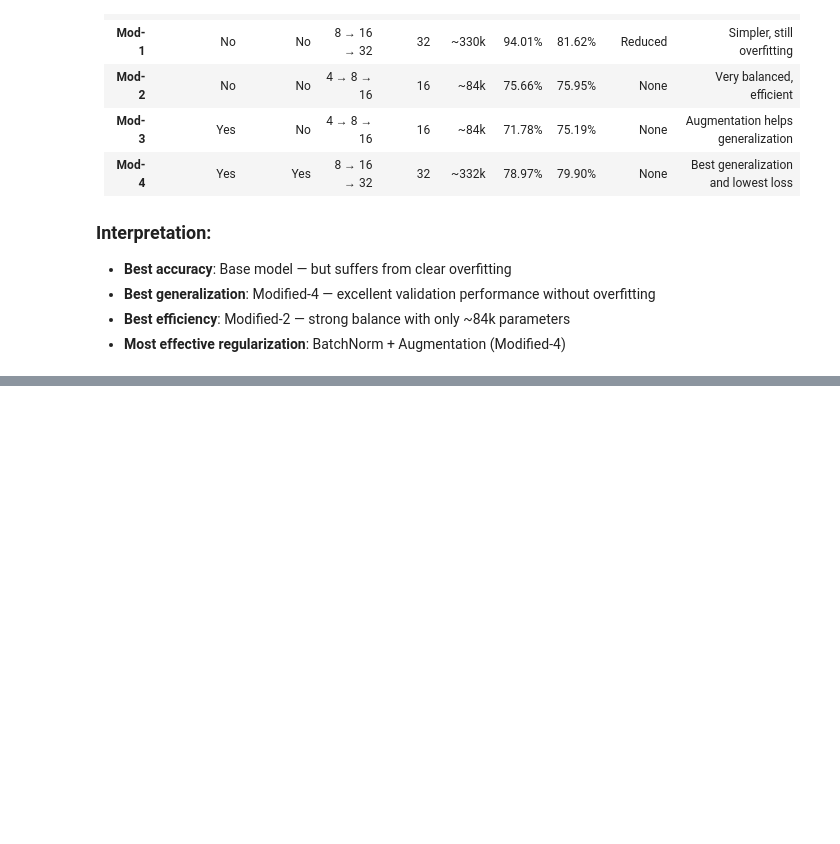
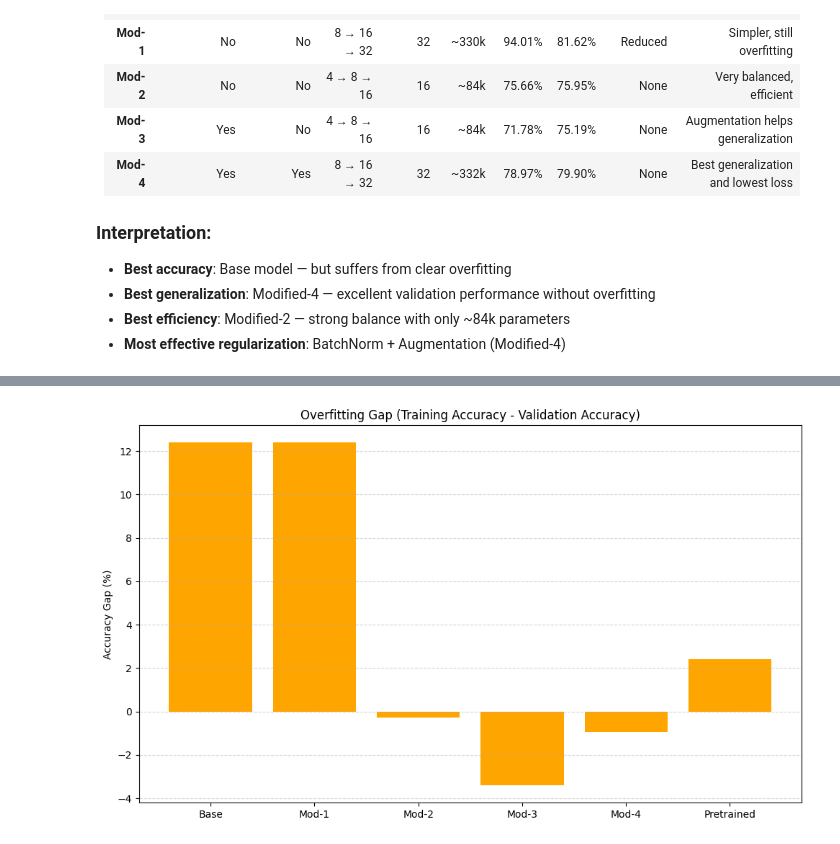
Before and after one commit to julien-jungo/fhcw-aie, a Jupyter notebook: cnn-not-pretrained-modified-overall-comparison.ipynb, the cells around one changed output, grey strips where cells are left out. Drawn from its saved outputs; the diff is of its cells as text; code cells hidden in the pictures; blank space fills up the shorter version.

```diff
--- a/cnn-not-pretrained-modified-overall-comparison.ipynb
+++ b/cnn-not-pretrained-modified-overall-comparison.ipynb
@@ -16,0 +131,12 @@
+# %%
+overfit_gap = [train - val for train, val in zip(train_acc, val_acc)]
+
+plt.figure(figsize=(10, 6))
+plt.bar(models, overfit_gap, color='orange')
+plt.title('Overfitting Gap (Training Accuracy - Validation Accuracy)')
+plt.ylabel('Accuracy Gap (%)')
+plt.grid(axis='y', linestyle='--', alpha=0.5)
+plt.tight_layout()
+plt.show()
+# %% [output]
+[figure, added]
```
Also changed, not shown: parts of 7 cells of this notebook.
